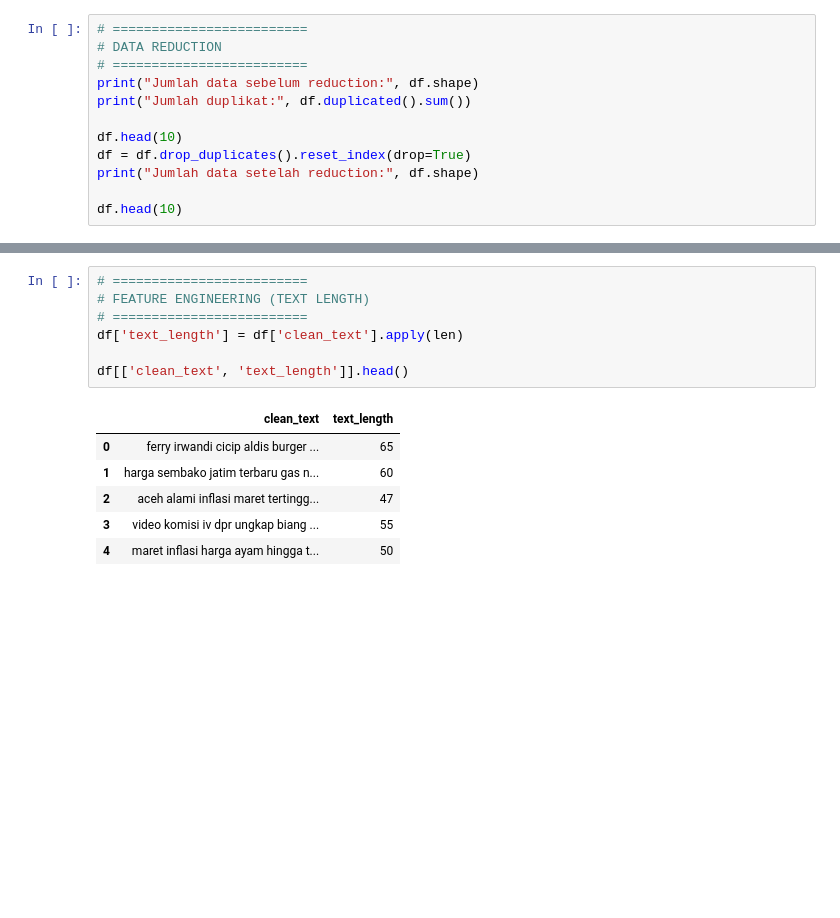
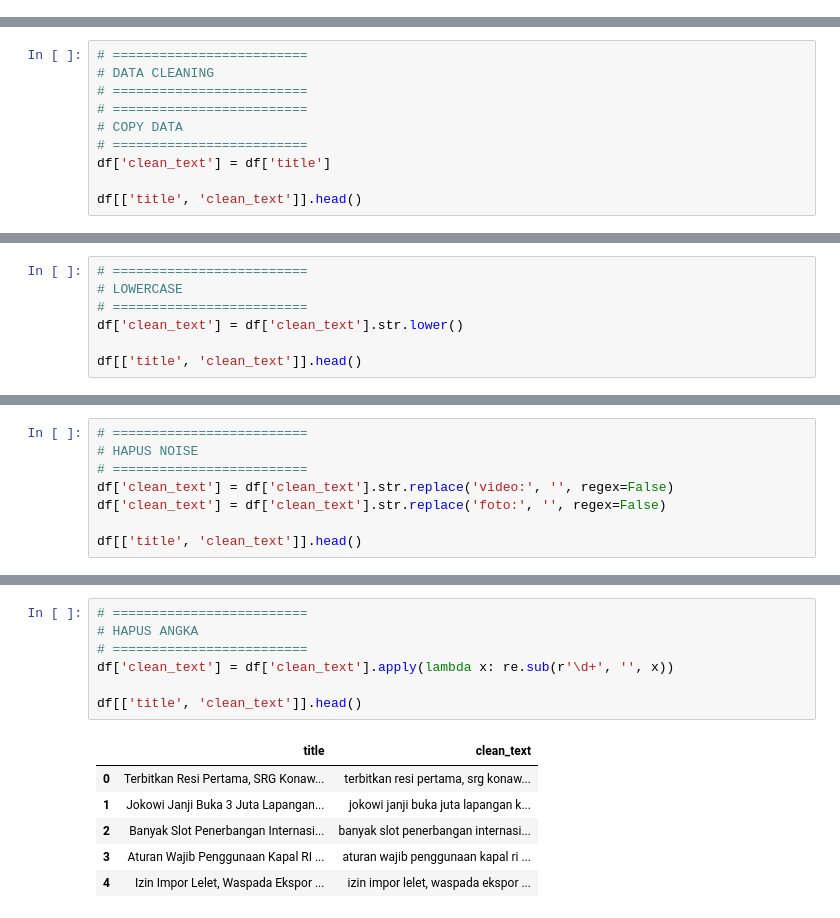
Before and after one commit to afllaabdi/tugas_NLP, a Jupyter notebook: Source_Code.ipynb, the cells around one changed output, grey strips where cells are left out. Drawn from its saved outputs; the diff is of its cells as text; blank space fills up the shorter version.

```diff
--- a/Source_Code.ipynb
+++ b/Source_Code.ipynb
@@ -120,12 +31,0 @@ df.head(30)
-# %%
-# =========================
-# DATA REDUCTION
-# =========================
-print("Jumlah data sebelum reduction:", df.shape)
-print("Jumlah duplikat:", df.duplicated().sum())
-
-df.head(10)
-df = df.drop_duplicates().reset_index(drop=True)
-print("Jumlah data setelah reduction:", df.shape)
-
-df.head(10)
@@ -146,0 +32,10 @@ Jumlah data setelah reduction: (732, 2)
+# %%
+# =========================
+# DATA CLEANING
+# =========================
+# =========================
+# COPY DATA
+# =========================
+df['clean_text'] = df['title']
+
+df[['title', 'clean_text']].head()
@@ -146,0 +49,7 @@ Jumlah data setelah reduction: (732, 2)
+# %%
+# =========================
+# LOWERCASE
+# =========================
+df['clean_text'] = df['clean_text'].str.lower()
+
+df[['title', 'clean_text']].head()
@@ -146,0 +63,8 @@ Jumlah data setelah reduction: (732, 2)
+# %%
+# =========================
+# HAPUS NOISE
+# =========================
+df['clean_text'] = df['clean_text'].str.replace('video:', '', regex=False)
+df['clean_text'] = df['clean_text'].str.replace('foto:', '', regex=False)
+
+df[['title', 'clean_text']].head()
@@ -147,14 +78,14 @@ Jumlah data setelah reduction: (732, 2)
 # %%
 # =========================
-# FEATURE ENGINEERING (TEXT LENGTH)
+# HAPUS ANGKA
 # =========================
-df['text_length'] = df['clean_text'].apply(len)
+df['clean_text'] = df['clean_text'].apply(lambda x: re.sub(r'\d+', '', x))
 
-df[['clean_text', 'text_length']].head()
+df[['title', 'clean_text']].head()
 # %% [output]
-|  | clean_text | text_length |
-| 0 | ferry irwandi cicip aldis burger ... | 65 |
-| 1 | harga sembako jatim terbaru gas n... | 60 |
-| 2 | aceh alami inflasi maret tertingg... | 47 |
-| 3 | video komisi iv dpr ungkap biang ... | 55 |
-| 4 | maret inflasi harga ayam hingga t... | 50 |
+|  | title | clean_text |
+| 0 | Terbitkan Resi Pertama, SRG Konaw... | terbitkan resi pertama, srg konaw... |
+| 1 | Jokowi Janji Buka 3 Juta Lapangan... | jokowi janji buka juta lapangan k... |
+| 2 | Banyak Slot Penerbangan Internasi... | banyak slot penerbangan internasi... |
+| 3 | Aturan Wajib Penggunaan Kapal RI ... | aturan wajib penggunaan kapal ri ... |
+| 4 | Izin Impor Lelet, Waspada Ekspor ... | izin impor lelet, waspada ekspor ... |
```
Also changed, not shown: parts of 15 cells of this notebook.
